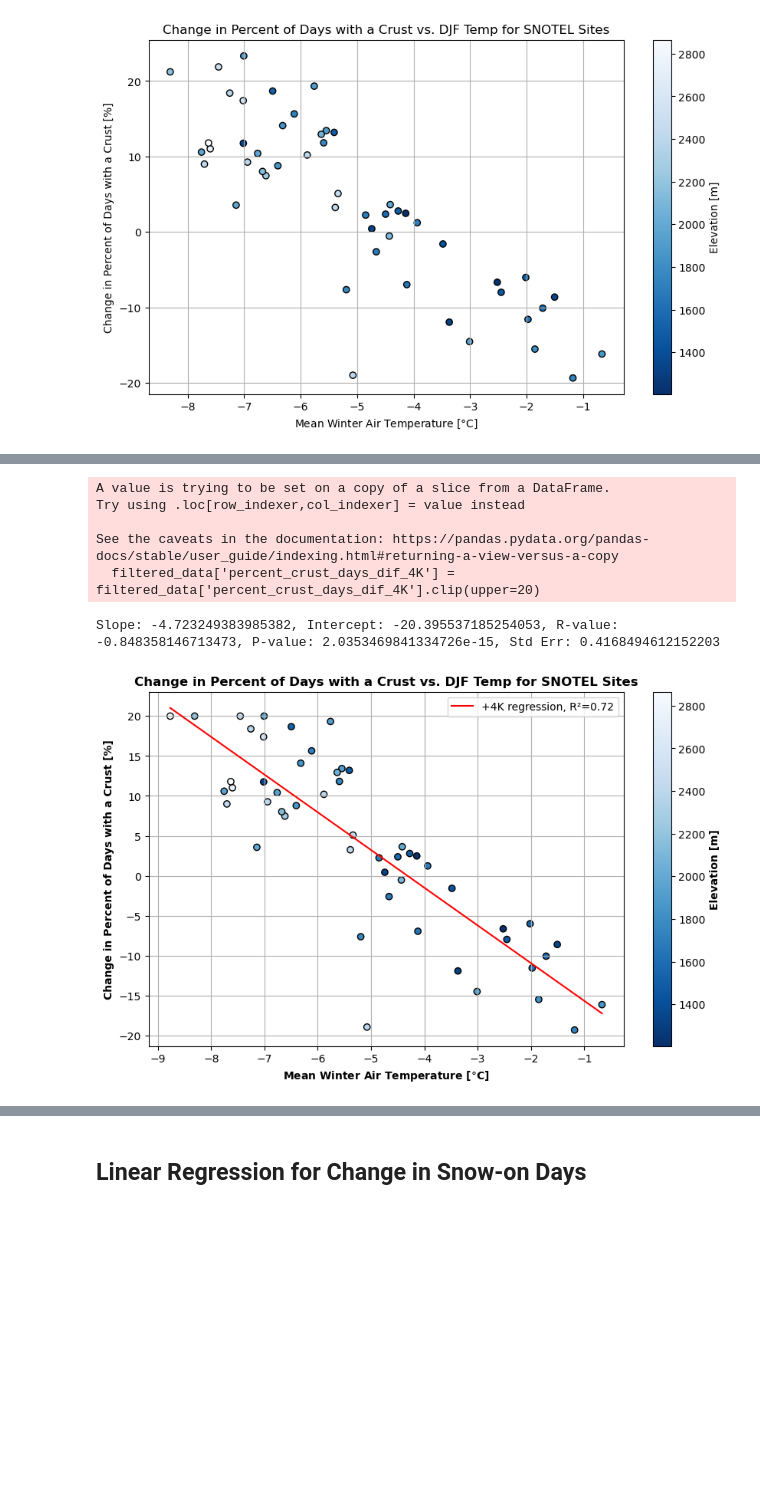
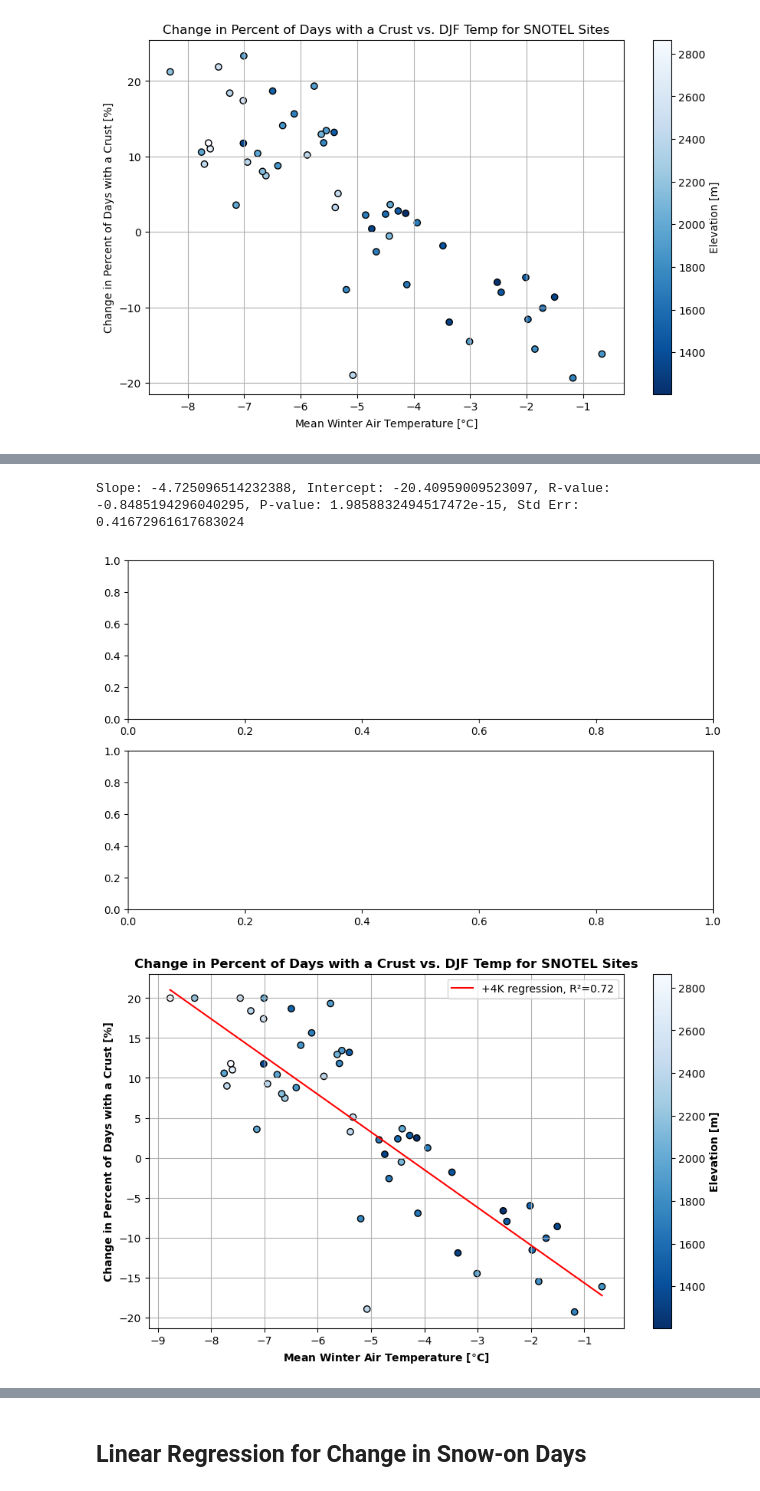
Before and after one commit to clinton-alden/summa_icelayers, a Jupyter notebook: analysis/05_all_site_crust_summary.ipynb, the cells around one changed output, grey strips where cells are left out. Cells and saved outputs as stored; diff of their text form; code cells hidden in the pictures; blank space fills up the shorter version.

```diff
--- a/analysis/05_all_site_crust_summary.ipynb
+++ b/analysis/05_all_site_crust_summary.ipynb
@@ -281,7 +287,8 @@ comparison_run = '+2K'  # Example comparison run
 
 # Calculate 'percent_crust_days' for 'current' and '+2K'
 ds['percent_crust_days'] = ds['crusts_binary'] / ds['snow_on'] * 100
-ds_percent_crusts = ds['crusts_binary'].sel(model_run='current').mean(dim='time')/24
+ds_percent_crusts = ds['percent_crust_days']
+# ds_percent_crusts = ds['crusts_binary'].sel(model_run='current').mean(dim='time')/24
 
 # Calculate the average percent crust days for the 'current' and 'comparison_run' model runs
 ds_avg_current = ds['percent_crust_days'].sel(model_run='current').mean(dim='time')
@@ -292,7 +299,7 @@ ds_diff = ds_avg_comparison - ds_avg_current
 
 # Ensure ds_diff is an xarray.DataArray
 ds_diff = ds_diff.to_dataset(name='percent_crust_days_diff')
-ds_percent_crusts = ds_percent_crusts.to_dataset(name='crusts_binary')
+ds_percent_crusts = ds_percent_crusts.to_dataset(name='percent_crust_days')
 
 
 # Convert the Dataset to a DataFrame
@@ -307,6 +314,6 @@ df_merged = pd.merge(df_merged, df_percent_crusts, left_on='site_name', right_on
 df_merged.replace([np.inf, -np.inf], np.nan, inplace=True)
 
 # Drop rows with NaN values
-df_merged.dropna(subset=['crusts_binary', 'percent_crust_days_diff'], inplace=True)
+df_merged.dropna(subset=['percent_crust_days', 'percent_crust_days_diff'], inplace=True)
 # %%
 # Calculate vmin and vmax for each plot
@@ -491,7 +520,7 @@ df_merged = pd.merge(sntls, df_diff, left_on='site_name', right_on='site', how='
 
 # Normalize the 'percent_crust_days' column for color mapping
 norm = matplotlib.colors.Normalize(vmin=ds_diff.min(), vmax=ds_diff.max())
-colormap = matplotlib.cm.get_cmap('spring')
+colormap = matplotlib.cm.get_cmap('cool')
 
 # Create a map centered around the mean coordinates
 fig = plt.figure(figsize=(12, 6))
@@ -528,7 +557,7 @@ gl.right_labels = False
 gl.xformatter = gridliner.LONGITUDE_FORMATTER
 gl.yformatter = gridliner.LATITUDE_FORMATTER
 
-ax.set_title(f'Number of Days with Snow', fontweight='bold')
+# ax.set_title(f'Number of Days with Snow', fontweight='bold')
 
 # Show the map
 plt.show()
@@ -825,19 +874,5 @@ plt.grid(True)
 # %%
-
-# Assuming sntls is your DataFrame and model_run is defined
-model_run = '+4K'  # Example model run
-
-sntls['percent_crust_days_dif_2K'] = sntls['percent_crust_days_2K'] - sntls['percent_crust_days_current']
-sntls['percent_crust_days_dif_4K'] = sntls['percent_crust_days_4K'] - sntls['percent_crust_days_current']
-
-
-# Filter out rows with NaNs in the relevant columns
-filtered_data = sntls.dropna(subset=['mean_temp_djf', 'percent_crust_days_dif_2K', 'percent_crust_days_dif_4K'])
-
-# clip percent_crust_days_dif_2K to have max of 100
-filtered_data['percent_crust_days_dif_4K'] = filtered_data['percent_crust_days_dif_4K'].clip(upper=20)
-
-
+fig, ax = plt.subplots(2,1,figsize=(10, 6))
 
 # Check if filtered_data is empty
 if filtered_data.empty:
@@ -856,40 +891,36 @@ else:
 
     # Calculate R-squared
     r_squared = r_value**2
 
     # Generate the x values for the regression line
     x = np.linspace(filtered_data['mean_temp_djf'].min(), filtered_data['mean_temp_djf'].max(), 100)
 
     # Generate the y values for the regression line
     y = slope * x + intercept
 
     # Create a FontProperties object with bold font weight
     bold_font = FontProperties(weight='bold')
     # Define the font dictionary for bold text
     fontdict_bold = {'weight': 'bold'}
 
     # Plot the regression line with a bold label
     plt.plot(x, y, label=f'{model_run} regression, R²={r_squared:.2f}', color='red')
     plt.legend(prop=bold_font)  # Set the legend font properties to bold
 
     plt.xlabel(r'Mean Winter Air Temperature [$ \degree $C]', fontweight='bold')
     plt.ylabel('Change in Percent of Days with a Crust [%]', fontweight='bold')
     plt.title('Change in Percent of Days with a Crust vs. DJF Temp for SNOTEL Sites', fontweight='bold')
     cbar = plt.colorbar(scatter)
     cbar.set_label('Elevation [m]', fontweight='bold')
     plt.grid(True)
     plt.legend()  # Add legend to display the regression line label
     # plt.show()
 
     plt.savefig('/home/cdalden/summa_setup/analysis/figures/crust_temp_regression.png', dpi=300, bbox_inches='tight')
 # %% [output]
-A value is trying to be set on a copy of a slice from a DataFrame.
-Try using .loc[row_indexer,col_indexer] = value instead
-
-See the caveats in the documentation: https://pandas.pydata.org/pandas-docs/stable/user_guide/indexing.html#returning-a-view-versus-a-copy
-  filtered_data['percent_crust_days_dif_4K'] = filtered_data['percent_crust_days_dif_4K'].clip(upper=20)
+Slope: -4.725096514232388, Intercept: -20.40959009523097, R-value: -0.8485194296040295, P-value: 1.9858832494517472e-15, Std Err: 0.41672961617683024
-Slope: -4.723249383985382, Intercept: -20.395537185254053, R-value: -0.848358146713473, P-value: 2.0353469841334726e-15, Std Err: 0.4168494612152203
-[figure, old version]
+[figure, new version]
+[figure, added]
 # %%
 sntls['percent_crust_days_4K'] - sntls['percent_crust_days_current']
 
```
Also changed, not shown: parts of 13 cells of this notebook, 6 other files.
